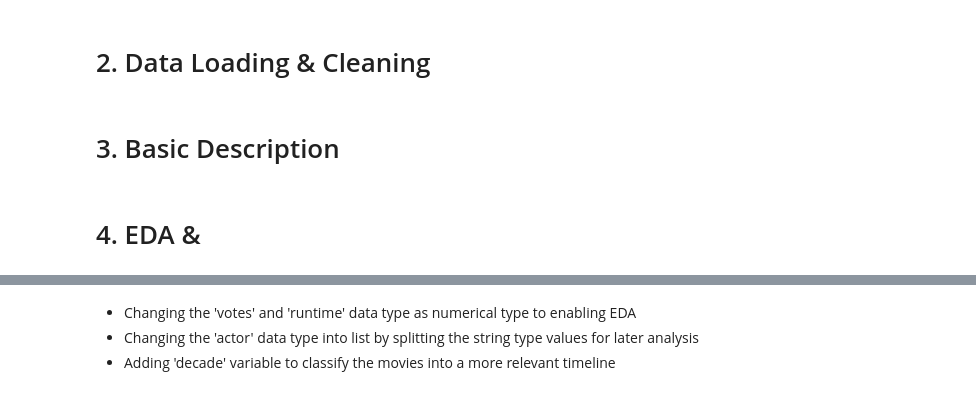
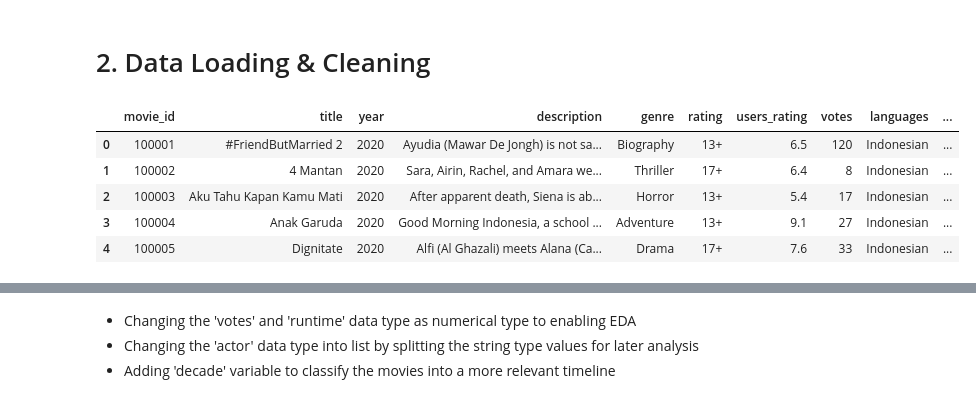
Before and after one commit to habibisaif/indonesian_movies, a Jupyter notebook: indonesian-films-over-the-years (1).ipynb, the cells around one changed output, grey strips where cells are left out. Cells and saved outputs as stored; diff of their text form; code cells hidden in the pictures.

```diff
--- a/indonesian-films-over-the-years (1).ipynb
+++ b/indonesian-films-over-the-years (1).ipynb
@@ -3,6 +9,2 @@
 # %% [markdown]
 # 2. Data Loading & Cleaning
-# %% [markdown]
-# 3. Basic Description
-# %% [markdown]
-# 4. EDA &
@@ -13,3 +11,10 @@ import plotly.express as px
 # %%
-df = pd.read_csv('../input/database-film-indonesia/indonesian_movies.csv')
+df = pd.read_csv('indonesian_movies.csv')
 df.head()
+# %% [output]
+|  | movie_id | title | year | description | genre | rating | users_rating | votes | languages | ... |
+| 0 | 100001 | #FriendButMarried 2 | 2020 | Ayudia (Mawar De Jongh) is not sa... | Biography | 13+ | 6.5 | 120 | Indonesian | ... |
+| 1 | 100002 | 4 Mantan | 2020 | Sara, Airin, Rachel, and Amara we... | Thriller | 17+ | 6.4 | 8 | Indonesian | ... |
+| 2 | 100003 | Aku Tahu Kapan Kamu Mati | 2020 | After apparent death, Siena is ab... | Horror | 13+ | 5.4 | 17 | Indonesian | ... |
+| 3 | 100004 | Anak Garuda | 2020 | Good Morning Indonesia, a school ... | Adventure | 13+ | 9.1 | 27 | Indonesian | ... |
+| 4 | 100005 | Dignitate | 2020 | Alfi (Al Ghazali) meets Alana (Ca... | Drama | 17+ | 7.6 | 33 | Indonesian | ... |
```
Also changed, not shown: parts of 26 cells of this notebook.
